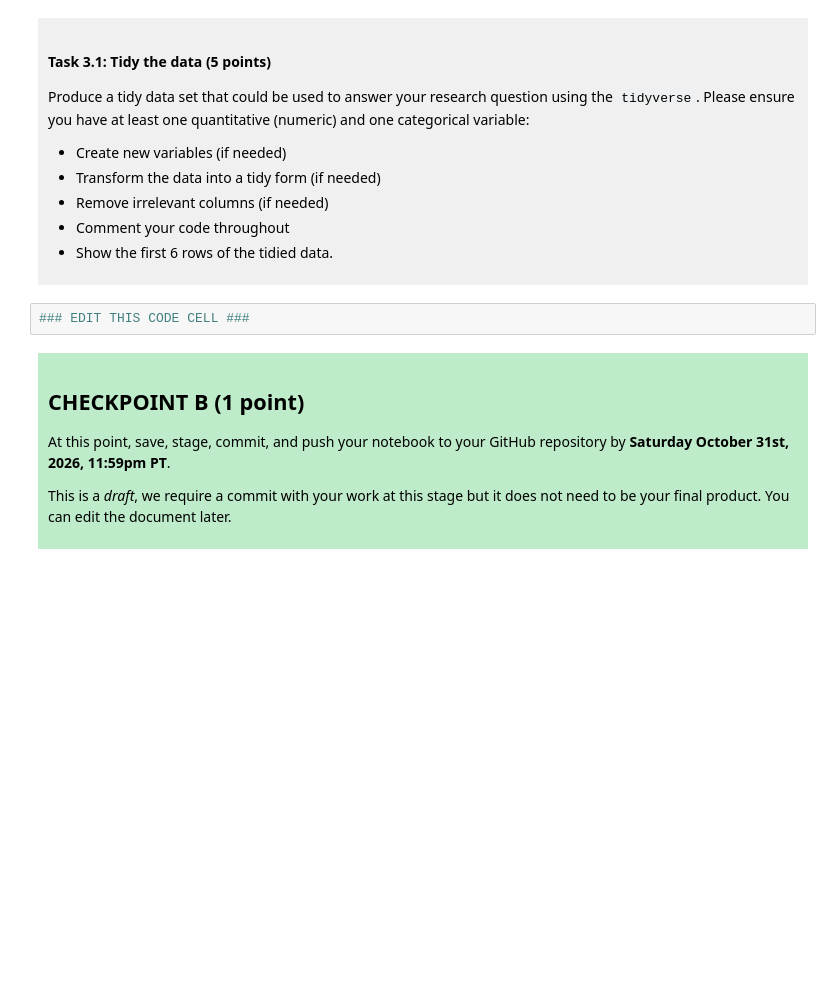
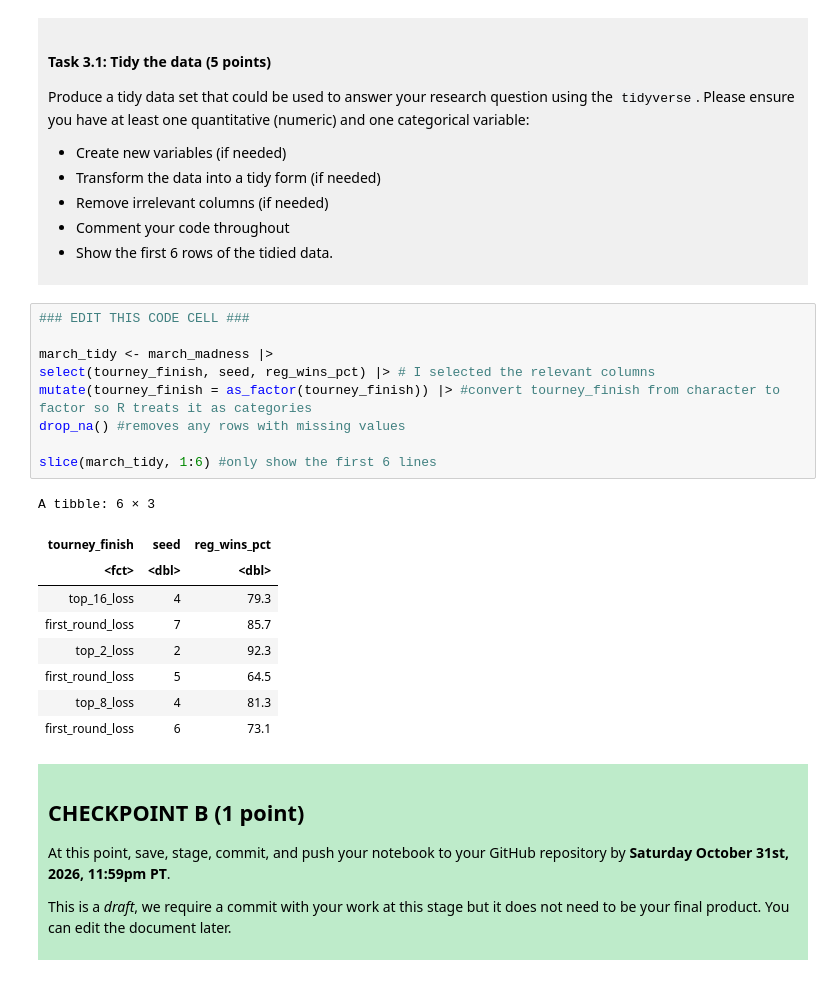
Before and after one commit to jacobntpoon/dsci-100-project-Jacob-Poon, a Jupyter notebook: dsci-100-project-notebook.ipynb, the cells around one changed output. Drawn from its saved outputs; the diff is of its cells as text; blank space fills up the shorter version.

```diff
--- a/dsci-100-project-notebook.ipynb
+++ b/dsci-100-project-notebook.ipynb
@@ -190,6 +224,23 @@ Produce a tidy data set that could be used to answer your research question usin
 </div>
 # %%
 ### EDIT THIS CODE CELL ###
+
+march_tidy <- march_madness |>
+select(tourney_finish, seed, reg_wins_pct) |> # I selected the relevant columns
+mutate(tourney_finish = as_factor(tourney_finish)) |> #convert tourney_finish from character to factor so R treats it as categories
+drop_na() #removes any rows with missing values
+
+slice(march_tidy, 1:6) #only show the first 6 lines
+# %% [output]
+A tibble: 6 × 3
+| tourney_finish | seed | reg_wins_pct |
+| <fct> | <dbl> | <dbl> |
+| top_16_loss | 4 | 79.3 |
+| first_round_loss | 7 | 85.7 |
+| top_2_loss | 2 | 92.3 |
+| first_round_loss | 5 | 64.5 |
+| top_8_loss | 4 | 81.3 |
+| first_round_loss | 6 | 73.1 |
 # %% [markdown]
 <div style="background-color: #beebca; padding: 10px;">
 
```
Also changed, not shown: parts of 3 cells of this notebook.
